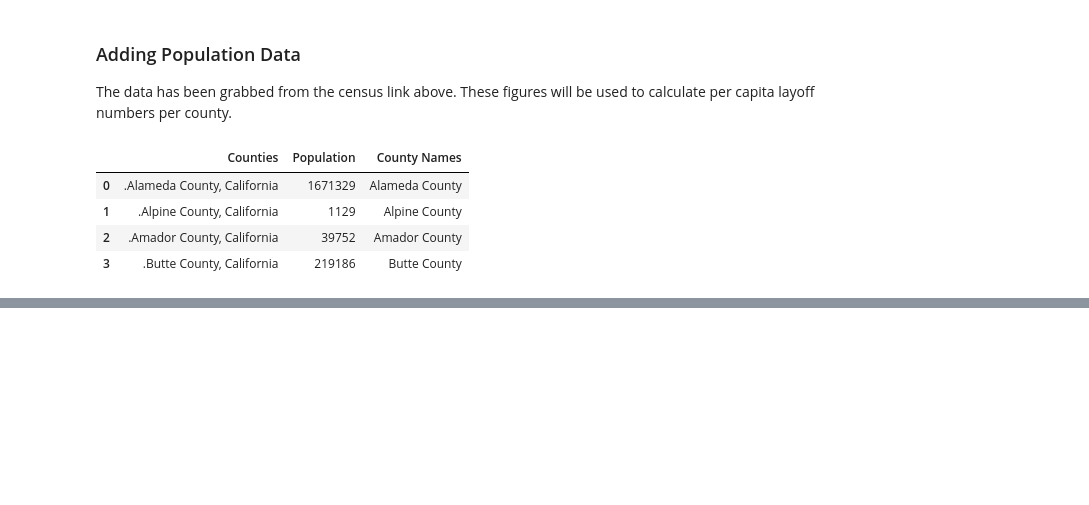
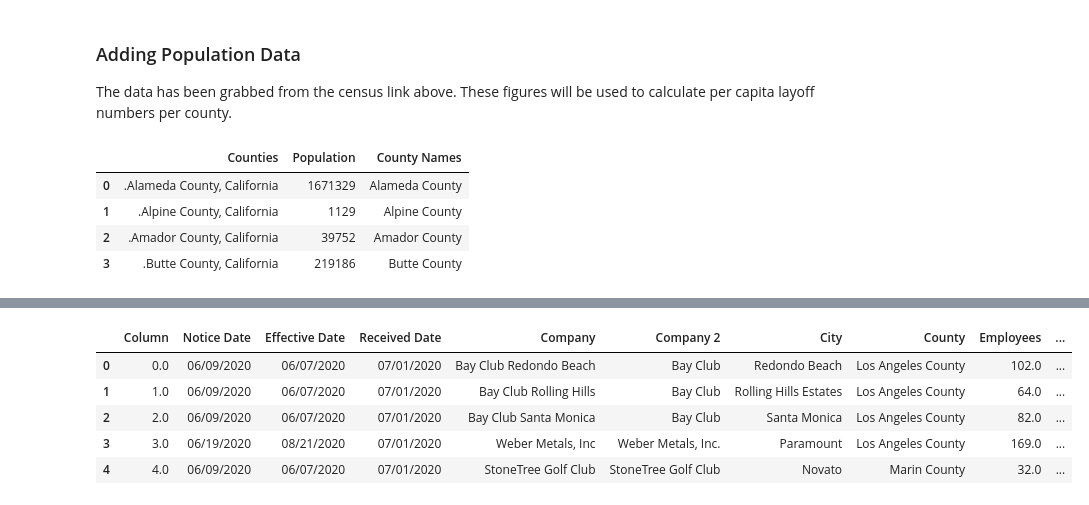
Before and after one commit to biglocalnews/WARN_Cali_analysis, a Jupyter notebook: hardest_hit/draft3_hard_hit_clean.ipynb, the cells around one changed output, grey strips where cells are left out. Cells and saved outputs as stored; diff of their text form; code cells hidden in the pictures; blank space fills up the shorter version.

```diff
--- a/hardest_hit/draft3_hard_hit_clean.ipynb
+++ b/hardest_hit/draft3_hard_hit_clean.ipynb
@@ -179,0 +238,5 @@ cali_population.head(4)
+# %%
+## Number of Laid Off Workers 2020
+
+cali_2020_info = cali_no_dupes[cali_no_dupes['Year'] == 2020]
+cali_2020_info['Employees'].sum()
@@ -179,0 +400,6 @@ cali_population.head(4)
+# %%
+# Calculations for 2020
+
+employees_sum_2020 = cali_2020_info[['County','Employees']]
+layoffs_sum_2020 = employees_sum_2020.groupby('County').agg('sum')
+layoffs_sum_2020.reset_index()
@@ -179,0 +424,11 @@ cali_population.head(4)
+# %%
+cali_info_and_sums_20 = pd.merge(cali_2020_info, layoffs_sum_2020, how="left", left_on="County", right_on="County")
+cali_info_and_sums_20.rename(columns={'Employees_y':'Total Emp. Laid Off in County', 'Employees_x':'Employees'}, inplace=True)
+cali_info_and_sums_20.head()
+# %% [output]
+|  | Column | Notice Date | Effective Date | Received Date | Company | Company 2 | City | County | Employees | ... |
+| 0 | 0.0 | 06/09/2020 | 06/07/2020 | 07/01/2020 | Bay Club Redondo Beach | Bay Club | Redondo Beach | Los Angeles County | 102.0 | ... |
+| 1 | 1.0 | 06/09/2020 | 06/07/2020 | 07/01/2020 | Bay Club Rolling Hills | Bay Club | Rolling Hills Estates | Los Angeles County | 64.0 | ... |
+| 2 | 2.0 | 06/09/2020 | 06/07/2020 | 07/01/2020 | Bay Club Santa Monica | Bay Club | Santa Monica | Los Angeles County | 82.0 | ... |
+| 3 | 3.0 | 06/19/2020 | 08/21/2020 | 07/01/2020 | Weber Metals, Inc | Weber Metals, Inc. | Paramount | Los Angeles County | 169.0 | ... |
+| 4 | 4.0 | 06/09/2020 | 06/07/2020 | 07/01/2020 | StoneTree Golf Club | StoneTree Golf Club | Novato | Marin County | 32.0 | ... |
```
Also changed, not shown: parts of 38 cells of this notebook, 1 other file.
